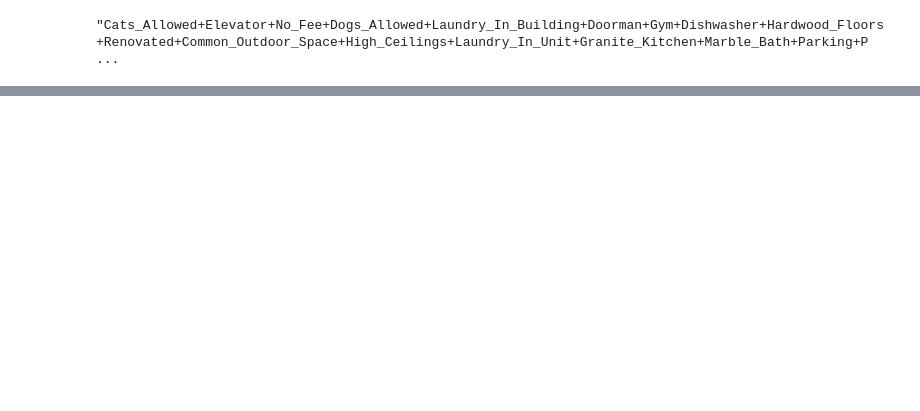
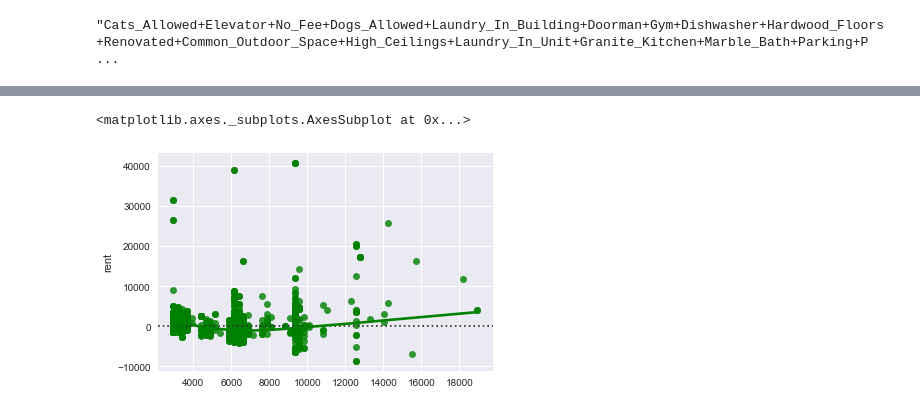
Before and after one commit to amitrani6/nyc_asking_rent_regression, a Jupyter notebook: Main Dataframe Regression Analysis.ipynb, the cells around one changed output, grey strips where cells are left out. Drawn from its saved outputs; the diff is of its cells as text; code cells hidden in the pictures; blank space fills up the shorter version.

```diff
--- a/Main Dataframe Regression Analysis.ipynb
+++ b/Main Dataframe Regression Analysis.ipynb
@@ -447,0 +254,3 @@ sp.stats.probplot(residual, plot=ax, fit=True)
+# %%
+bathbed_to_rent = ols(formula='rent~bath+bedrooms', data=df).fit()
+bathbed_to_rent.summary()
@@ -447,0 +278,9 @@ sp.stats.probplot(residual, plot=ax, fit=True)
+# %%
+x = bathbed_to_rent.predict()
+
+y = df.rent
+
+sns.residplot(x, y, lowess=True, color="g")
+# %% [output]
+<matplotlib.axes._subplots.AxesSubplot at 0x...>
+[figure, added]
```
Also changed, not shown: parts of 41 cells of this notebook.
